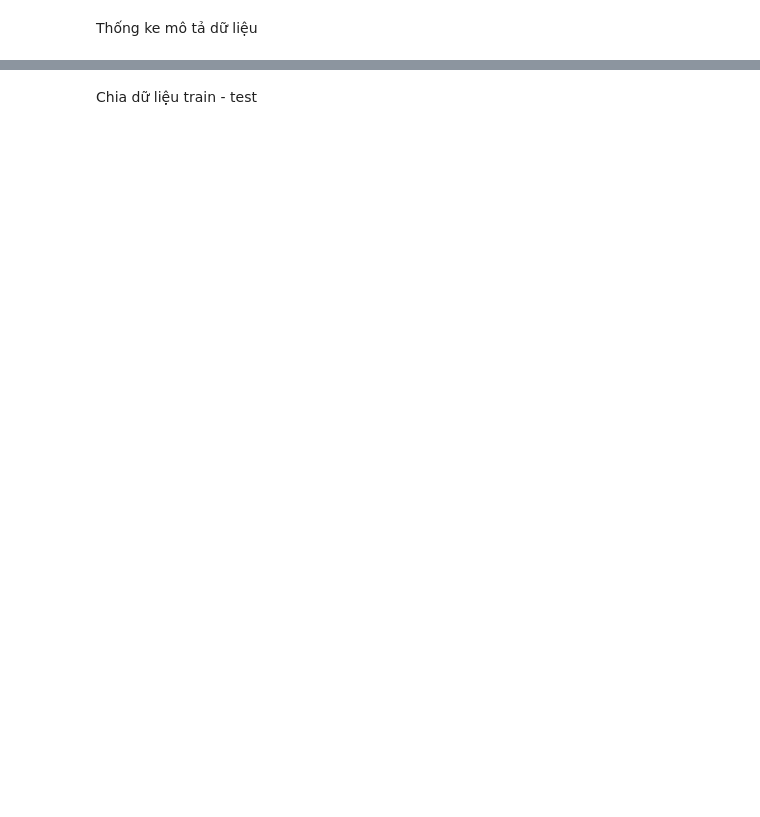
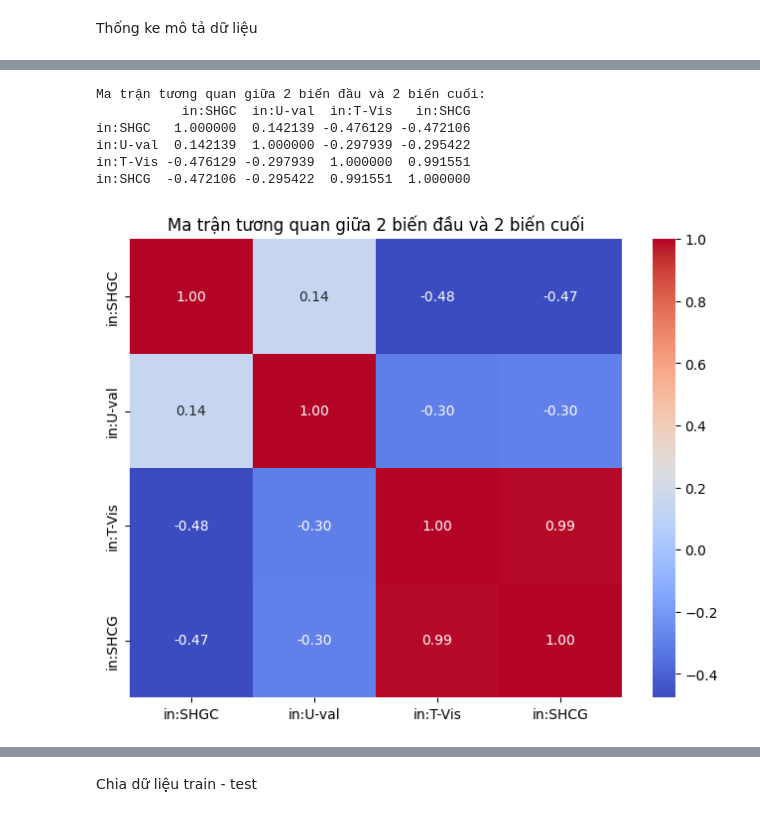
Before and after one commit to IamToef/Deep-Learning, a Jupyter notebook: CodeCuoiky.ipynb, the cells around one changed output, grey strips where cells are left out. Drawn from its saved outputs; the diff is of its cells as text; code cells hidden in the pictures; blank space fills up the shorter version.

```diff
--- a/CodeCuoiky.ipynb
+++ b/CodeCuoiky.ipynb
@@ -232,3 +246,31 @@ stats
 | max | 1.000000 | 1.000000 | 1.000000 | 1.000000 | 1.000000 | 1.000000 | 1.000000 | 1.000000 | 1.000000 | 1.000000 | ... |
 8 rows × 56 columns
+# %%
+# Lấy tên 2 cột đầu tiên và 2 cột cuối cùng
+material = df.columns[:2]
+out_put = df.columns[-2:]
+
+# Tạo tập con dữ liệu với 4 cột này
+sub_df = df[list(material) + list(out_put)]
+
+# Tính ma trận tương quan
+correlation_matrix = sub_df.corr()
+
+# Hiển thị ma trận tương quan
+print("Ma trận tương quan giữa 2 biến đầu và 2 biến cuối:")
+print(correlation_matrix)
+
+# Vẽ heatmap
+plt.figure(figsize=(8, 6))
+sns.heatmap(correlation_matrix, annot=True, cmap='coolwarm', fmt=".2f")
+plt.title('Ma trận tương quan giữa 2 biến đầu và 2 biến cuối')
+plt.show()
+# %% [output]
+Ma trận tương quan giữa 2 biến đầu và 2 biến cuối:
+           in:SHGC  in:U-val  in:T-Vis   in:SHCG
+in:SHGC   1.000000  0.142139 -0.476129 -0.472106
+in:U-val  0.142139  1.000000 -0.297939 -0.295422
+in:T-Vis -0.476129 -0.297939  1.000000  0.991551
+in:SHCG  -0.472106 -0.295422  0.991551  1.000000
+[figure, added]
 # %%
```
Also changed, not shown: parts of 31 cells of this notebook, 9 other files.
